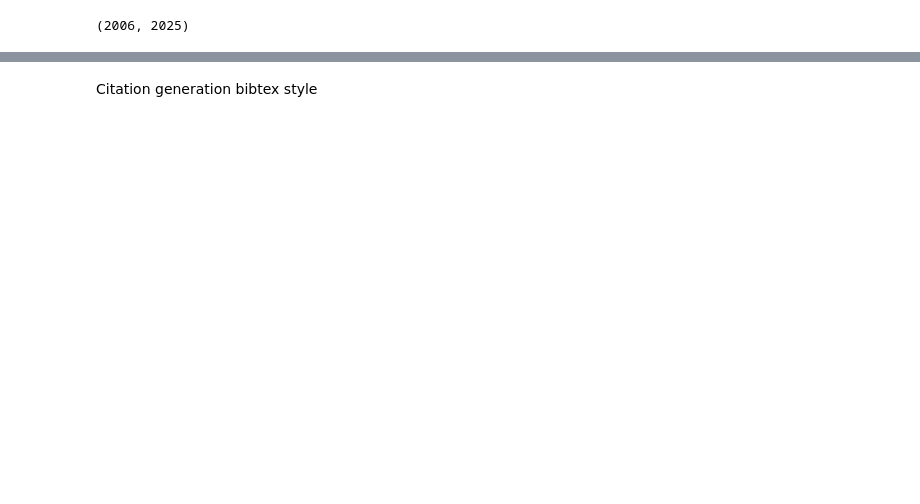
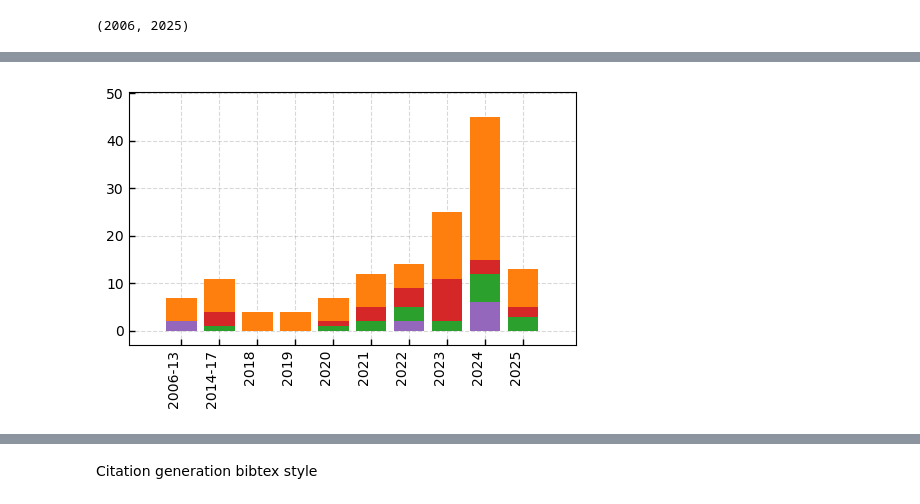
Before and after one commit to MarazMia/SMISH_DT, a Jupyter notebook: Code/papers_stat.ipynb, the cells around one changed output, grey strips where cells are left out. Drawn from its saved outputs; the diff is of its cells as text; code cells hidden in the pictures; blank space fills up the shorter version.

```diff
--- a/Code/papers_stat.ipynb
+++ b/Code/papers_stat.ipynb
@@ -342,0 +342,78 @@ plt.show()
+# %%
+df_plot = pd.DataFrame.from_dict(plot_dict, orient='index').fillna(0)
+
+custom_year_order = [
+    '2006-13',
+    '2014-17',
+    '2018',
+    '2019',
+    '2020',
+    '2021',
+    '2022',
+    '2023',
+    '2024',
+    '2025'
+]
+
+df_plot = df_plot.reindex(index=custom_year_order, fill_value=0)
+
+time_periods = df_plot.index.tolist()
+
+# Plotting
+fig, ax = plt.subplots(figsize=(5, 3.5))
+
+ax.set_axisbelow(True)
+ax.tick_params(axis='both', direction='in', length=4, width=1)
+
+bottom = [0] * len(time_periods)
+
+colors = {'Tools and Mobile Apps': '#1f77b4', 'Detection': '#ff7f0e', 'Characterization': '#2ca02c', 'Datasets': '#9467bd', 'User Susceptibility': '#d62728', 'User training':'olive'}
+
+# Define categories that fall under 'Defense Landscape'
+defense_categories = ['Tools and Mobile Apps', 'Detection', 'User training']
+
+# Choose a single common color for all defense categories
+# Using the original color of 'Tools and Mobile Apps' as the common defense color
+common_defense_color = colors['Detection']
+
+
+# Separate independent categories from defense categories
+independent_categories = [col for col in df_plot.columns if col not in defense_categories]
+
+# Define the order in which categories should be plotted for stacking
+# Independent categories first, then defense categories (to group them visually)
+plotting_order = independent_categories + defense_categories
+
+
+# Iterate through categories based on the defined plotting_order
+for category in plotting_order:
+    current_color = colors.get(category, 'gray') # Get default color for non-defense categories
+
+    # If the category is a defense category, override its color with the common defense color
+    if category in defense_categories:
+        current_color = common_defense_color
+
+    ax.bar(time_periods, df_plot[category], label=category, bottom=bottom, color=current_color)
+    # Update bottom for the next stack
+    bottom = [b + val for b, val in zip(bottom, df_plot[category])]
+
+# Moved axis limit adjustments here
+x_min_orig, x_max_orig = ax.get_xlim()
+y_min_orig, y_max_orig = ax.get_ylim()
+
+padding_bottom = 3.0
+padding_left = 0.5
+padding_right = 0.5
+
+ax.set_ylim(bottom=y_min_orig - padding_bottom, top=y_max_orig + padding_bottom)
+ax.set_xlim(left=x_min_orig - padding_left, right=x_max_orig + padding_right)
+
+# Add the legend. Matplotlib will automatically use the assigned colors for each label.
+# ax.legend(title='Category', loc='upper center', bbox_to_anchor=(0.5, -0.3), ncol=2)
+
+plt.xticks(rotation=90, ha='right')
+plt.tight_layout()
+plt.grid(axis='x', linestyle='--', alpha=0.3, color='gray')
+plt.grid(axis='y', linestyle='--', alpha=0.3, color='gray')
+# %% [output]
+[figure, added]
```
Also changed, not shown: parts of 29 cells of this notebook.
